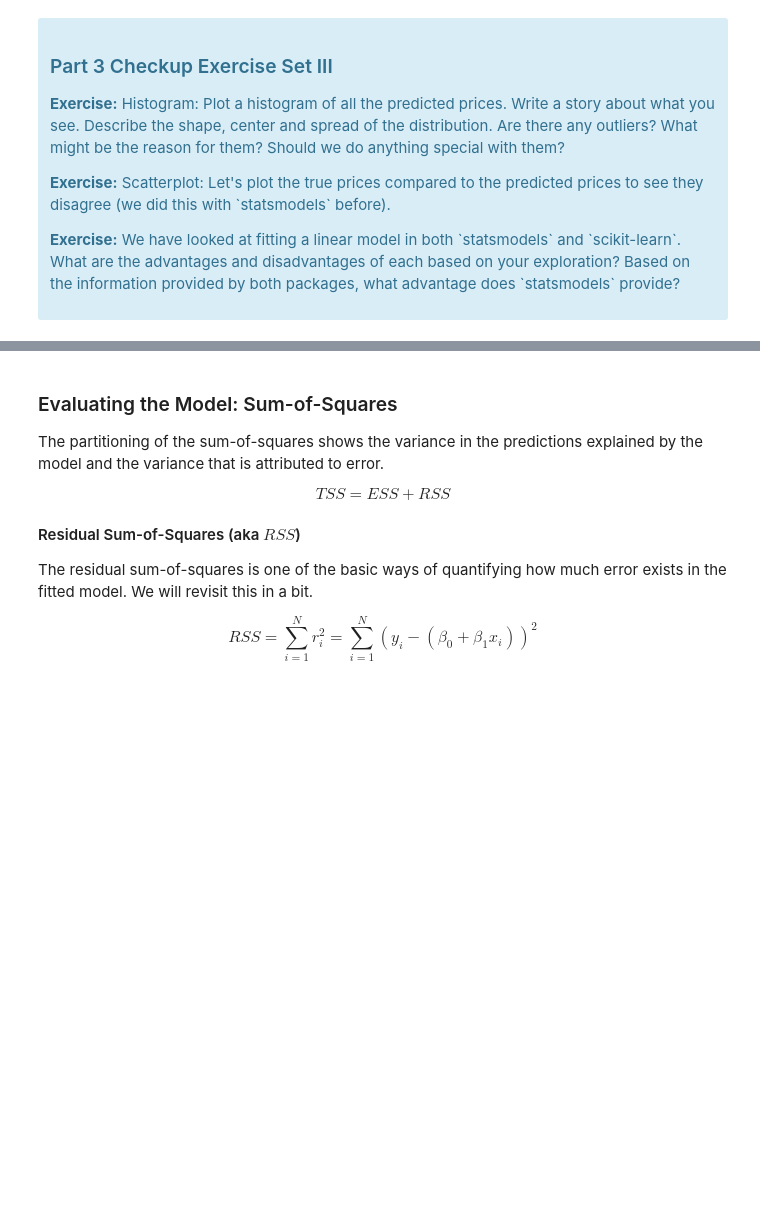
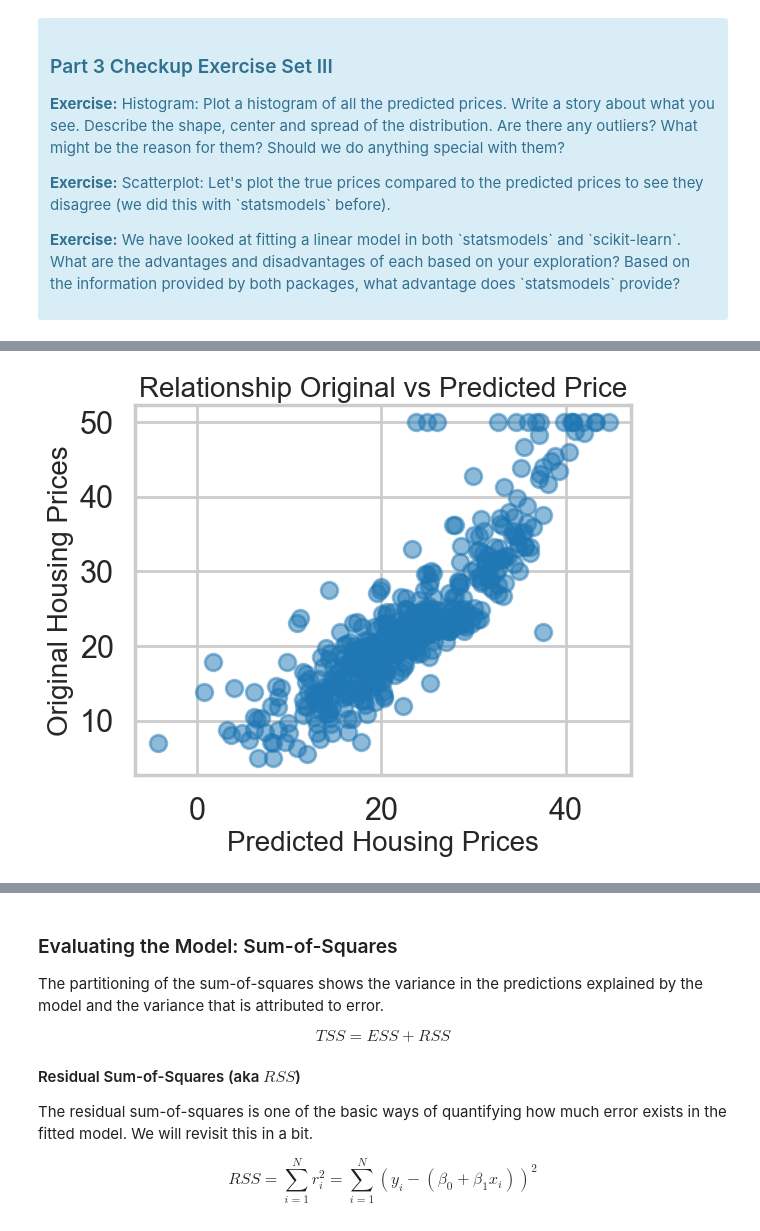
Before and after one commit to eraiken/Springboard, a Jupyter notebook: Unit 22/22.4 Case Study - Boston Housing/Mini_Project_Linear_Regression.ipynb, the cells around one changed output, grey strips where cells are left out. Cells and saved outputs as stored; diff of their text form; code cells hidden in the pictures; blank space fills up the shorter version.

Commit message:
Update Mini_Project_Linear_Regression.ipynb
Final update before submission

```diff
--- a/Unit 22/22.4 Case Study - Boston Housing/Mini_Project_Linear_Regression.ipynb
+++ b/Unit 22/22.4 Case Study - Boston Housing/Mini_Project_Linear_Regression.ipynb
@@ -501,0 +639,11 @@ lm.predict(X)[0:5]
+# %%
+# Scatterplot
+# Plot the true prices compared to the predicted prices to see they disagree (we did this with `statsmodels` before).
+
+plt.scatter(predicted_prices, bos.PRICE, alpha=0.5)
+plt.xlabel("Predicted Housing Prices", fontsize=20)
+plt.ylabel("Original Housing Prices", fontsize=20)
+plt.title("Relationship Original vs Predicted Price", fontsize=20)
+plt.show()
+# %% [output]
+[figure, added]
```
Also changed, not shown: parts of 74 cells of this notebook.
